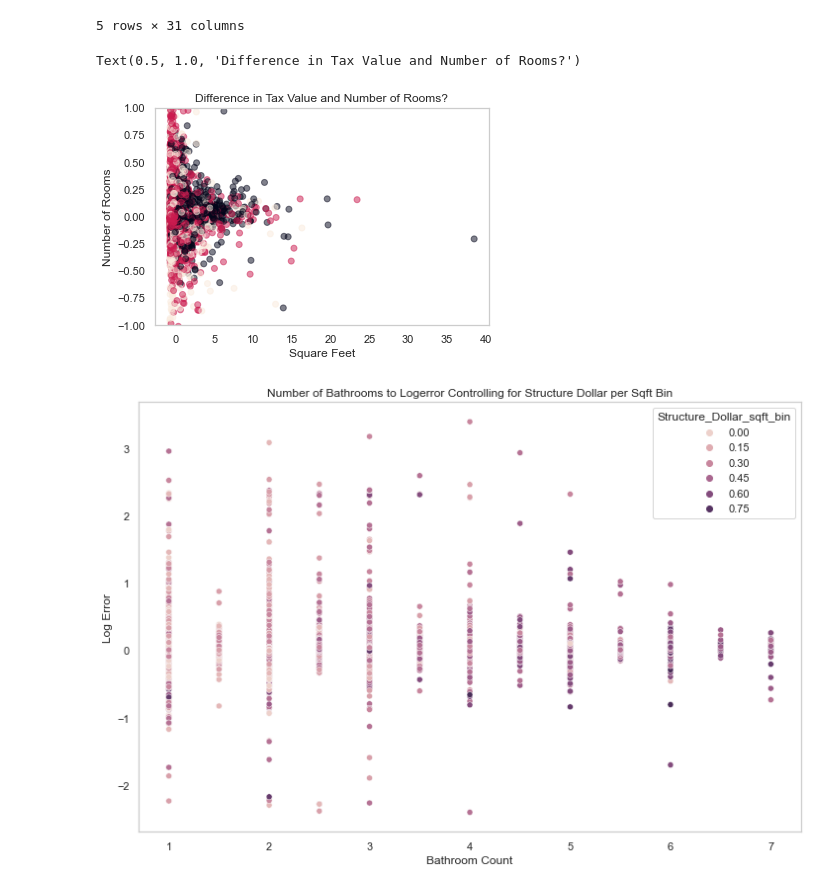
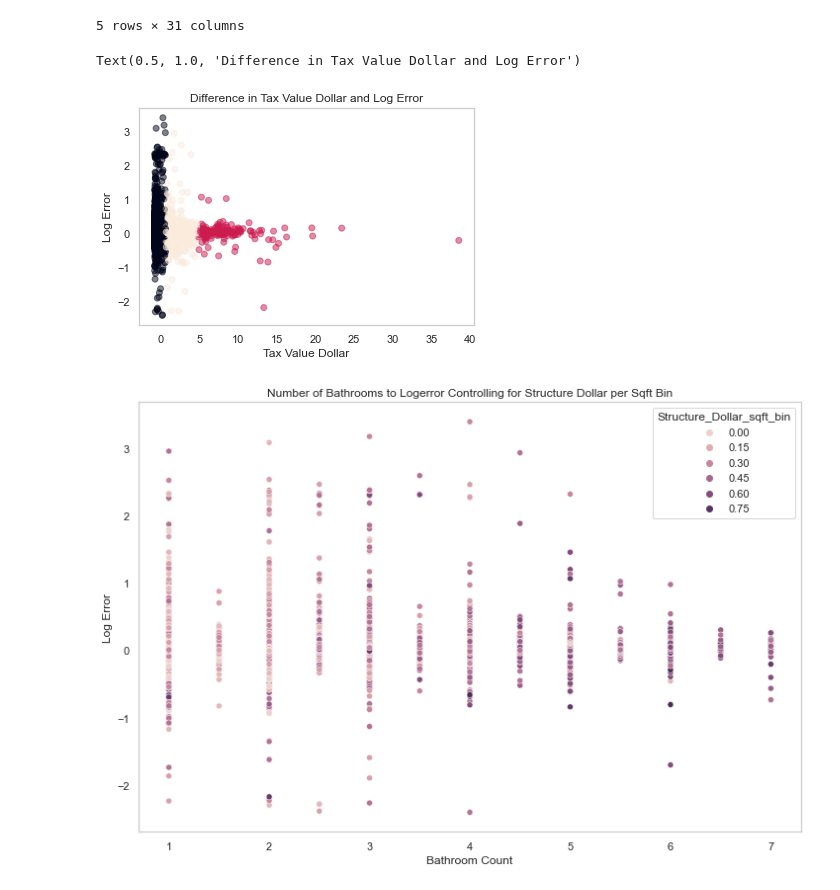
Before and after one commit to jamesallen0351/clustering-project, a Jupyter notebook: zillow_notebook.ipynb, the cells around one changed output. Drawn from its saved outputs; the diff is of its cells as text; code cells hidden in the pictures.

```diff
--- a/zillow_notebook.ipynb
+++ b/zillow_notebook.ipynb
@@ -420,14 +420,14 @@ X_train.head()
 | 12992951 | -0.286319 | -0.327875 | -0.907275 | -0.580671 | 0.101949 | 0.583194 | -0.189598 | ... |
 5 rows × 31 columns
 # %%
-plt.scatter(y=y_train.logerror, x=X_train.taxvaluedollarcnt, c=train.cluster_rooms, alpha=.5)
-plt.ylim(-1,1)
-plt.xlabel('Square Feet')
-plt.ylabel('Number of Rooms')
-plt.title("Difference in Tax Value and Number of Rooms?")
+plt.scatter(y=y_train.logerror, x=X_train.taxvaluedollarcnt, c=train.cluster_tax, alpha=.5)
+
+plt.xlabel('Tax Value Dollar')
+plt.ylabel('Log Error')
+plt.title("Difference in Tax Value Dollar and Log Error")
 # %% [output]
-Text(0.5, 1.0, 'Difference in Tax Value and Number of Rooms?')
+Text(0.5, 1.0, 'Difference in Tax Value Dollar and Log Error')
-[figure, old version]
+[figure, new version]
 # %%
 plt.figure(figsize=(12,8))
 sns.scatterplot(x='bathroomcnt', y=y_train.logerror, data= train, hue= 'structure_dollar_sqft_bin')
```
Also changed, not shown: parts of 30 cells of this notebook.
